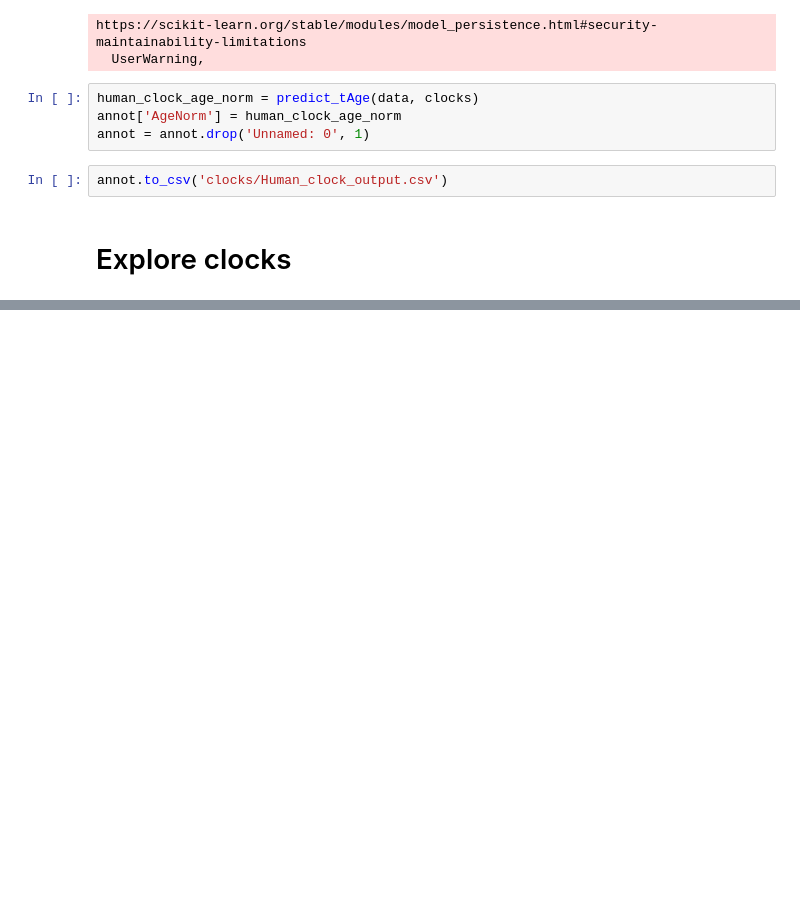
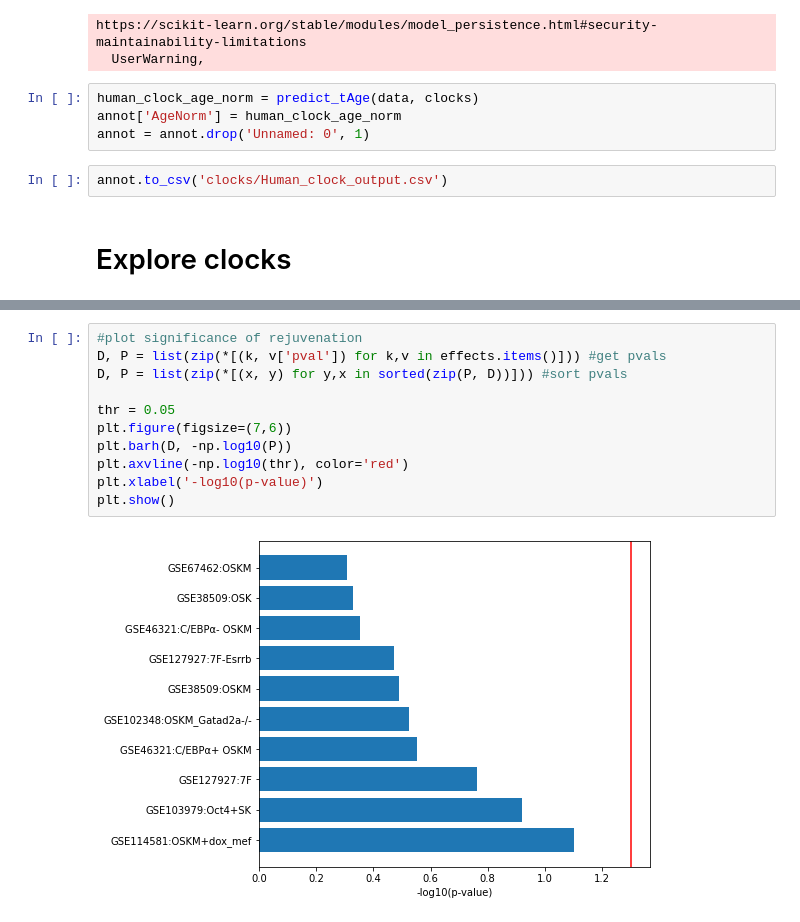
Before and after one commit to shappiron/Reprogramming_meta, a Jupyter notebook: clocks.ipynb, the cells around one changed output, grey strips where cells are left out. Saved outputs shown, nothing was run; the diff lists cells and outputs as text; blank space fills up the shorter version.

```diff
--- a/clocks.ipynb
+++ b/clocks.ipynb
@@ -164,0 +199,13 @@ set(tmpdict['Aging_mouse_norm']).intersection(set(tmpdict['Aging_mouse_scaled'])
+# %%
+#plot significance of rejuvenation
+D, P = list(zip(*[(k, v['pval']) for k,v in effects.items()])) #get pvals
+D, P = list(zip(*[(x, y) for y,x in sorted(zip(P, D))])) #sort pvals
+
+thr = 0.05
+plt.figure(figsize=(7,6))
+plt.barh(D, -np.log10(P))
+plt.axvline(-np.log10(thr), color='red')
+plt.xlabel('-log10(p-value)')
+plt.show()
+# %% [output]
+[figure, added]
```
Also changed, not shown: parts of 34 cells of this notebook, 3 other files.
